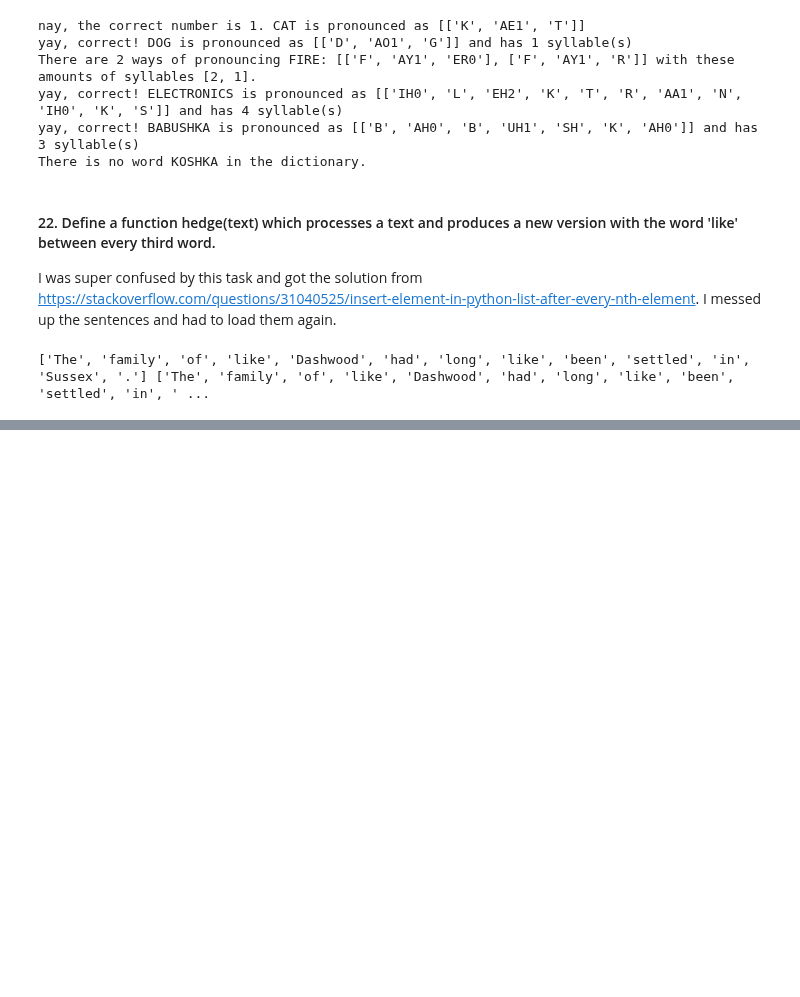
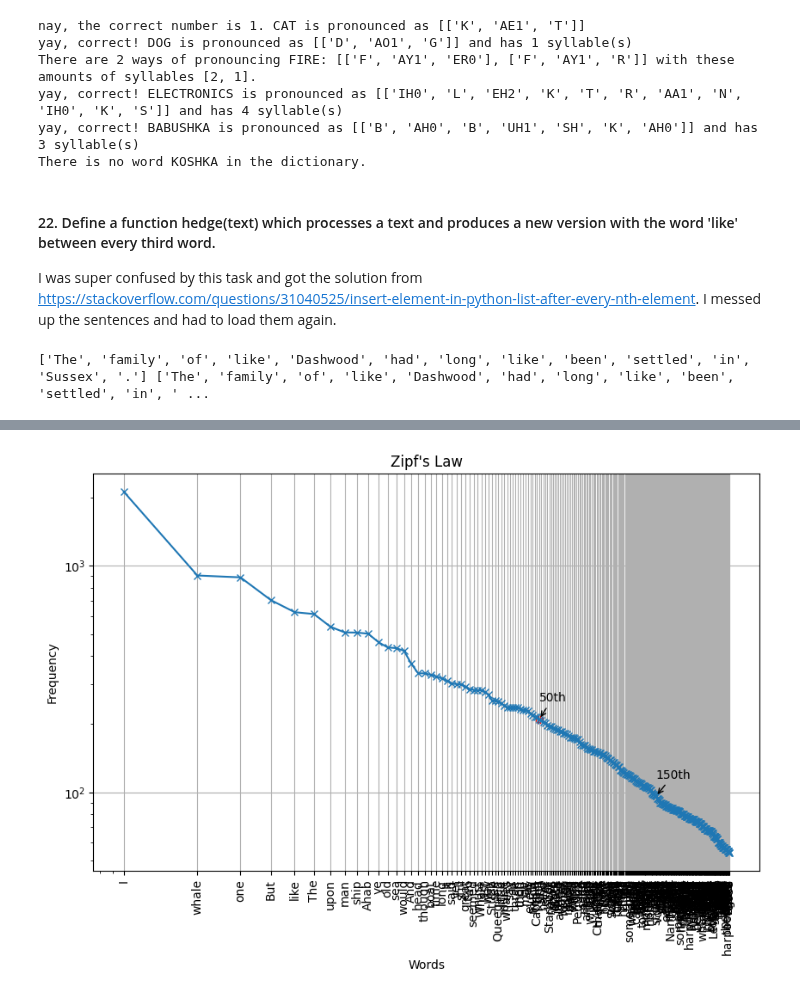
Before and after one commit to mariaonoeva/nltk-book, a Jupyter notebook: nltkbook-chap2.ipynb, the cells around one changed output, grey strips where cells are left out. Cells and saved outputs as stored; diff of their text form; code cells hidden in the pictures; blank space fills up the shorter version.

```diff
--- a/nltkbook-chap2.ipynb
+++ b/nltkbook-chap2.ipynb
@@ -822,0 +829,34 @@ like_3(sent2)
+# %%
+import matplotlib.pyplot as plt
+
+def zipf_law(text):
+    data = nltk.FreqDist(word for word in text if word.isalpha() and
+                         word not in stopwords.words('english'))
+    data_150 = data.most_common(300)
+
+    # Plotting
+    words = [word for word, _ in data_150]  # Extracting words from the frequency distribution
+    frequencies = [count for _, count in data_150]
+
+    plt.figure(figsize=(10, 6))
+    plt.loglog(range(1, len(words) + 1), frequencies, marker='x')  # Using range instead of ranks
+
+    # Highlighting the 50th and 150th words
+    plt.scatter(50, frequencies[49], color='red', label='50th rank')
+    plt.annotate("50th", xy=(50, frequencies[49]), xytext=(50, frequencies[49]*1.2), arrowprops=dict(facecolor='black', arrowstyle='->'))
+
+    plt.scatter(150, frequencies[149], color='blue', label='150th rank')
+    plt.annotate("150th", xy=(150, frequencies[149]), xytext=(150, frequencies[149]*1.2), arrowprops=dict(facecolor='black', arrowstyle='->'))
+
+    # Set x-axis ticks and labels to words
+    plt.xticks(range(1, len(words) + 1), words, rotation=90)  # Rotate labels for better readability
+
+    plt.title("Zipf's Law")
+    plt.xlabel('Words')
+    plt.ylabel('Frequency')
+    plt.grid(True)
+    plt.show()
+
+zipf_law(text1)
+# %% [output]
+[figure, added]
```
Also changed, not shown: parts of 3 cells of this notebook.
